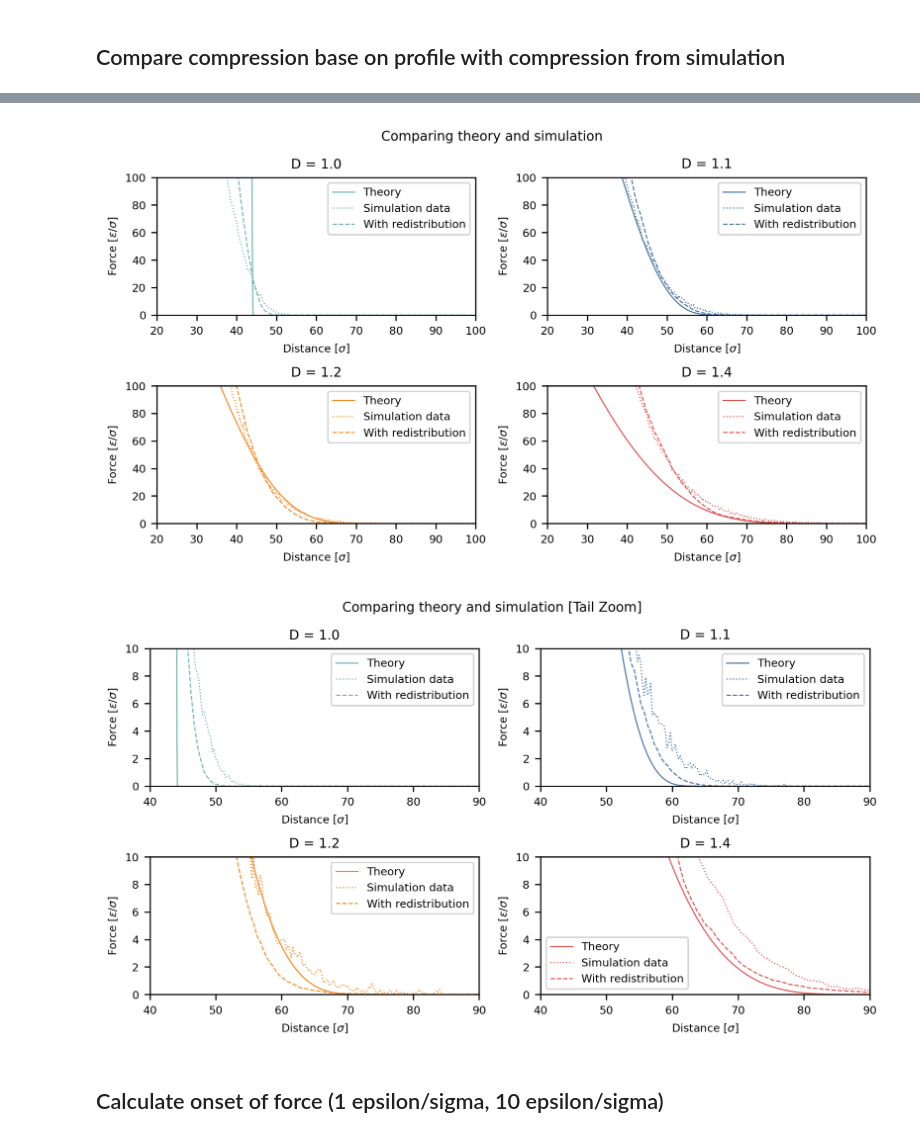
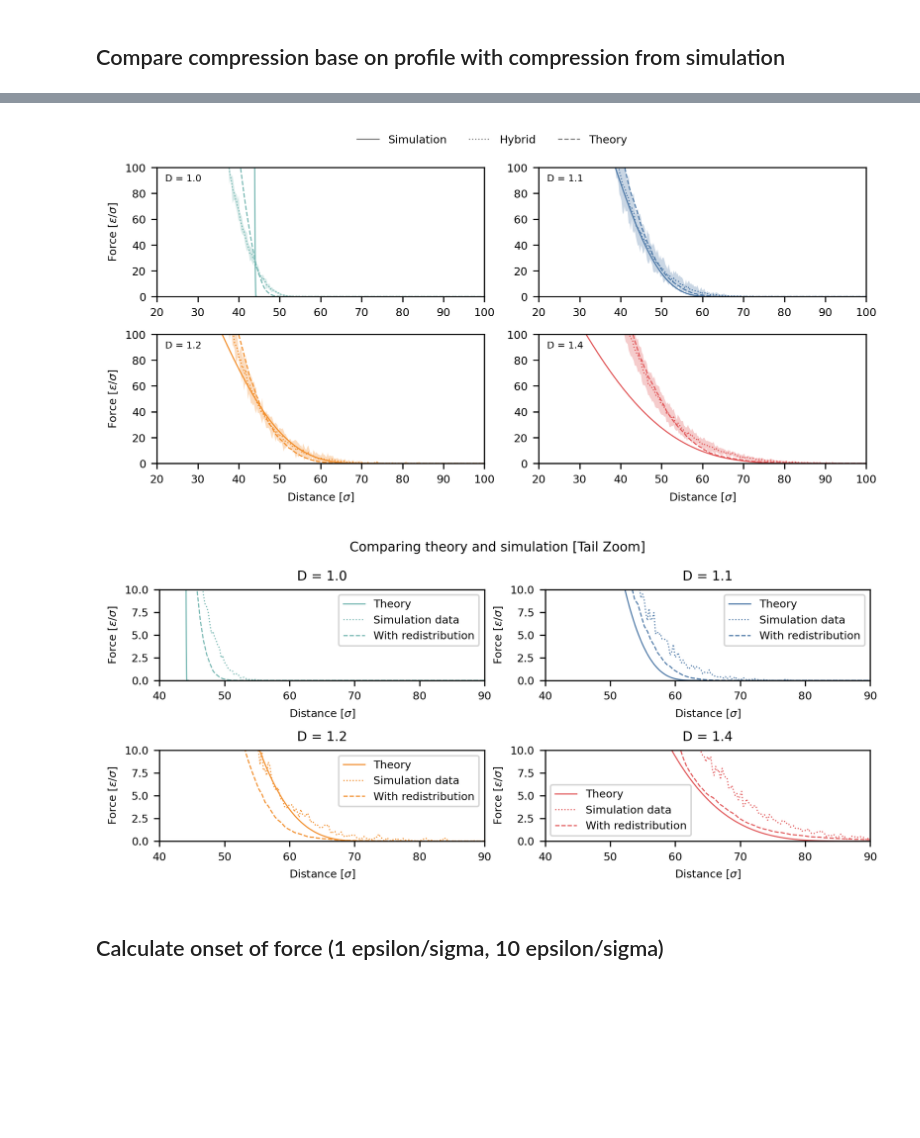
Before and after one commit to leon-a-smook/picbad, a Jupyter notebook: notebooks/compression.ipynb, the cells around one changed output, grey strips where cells are left out. Saved outputs shown, nothing was run; the diff lists cells and outputs as text; code cells hidden in the pictures; blank space fills up the shorter version.

```diff
--- a/notebooks/compression.ipynb
+++ b/notebooks/compression.ipynb
@@ -127,47 +131,82 @@ fig, ax = plt.subplots(figsize=FIGURE_SIZE_LARGE, dpi=FIGURE_DPI,ncols=2,nrows=2
 ax[0][0].plot(brush_10_th.z, brush_10_th.compression_force, "-", label='Theory', color=nature_colors[3])
 data = pd.read_csv("../data/Compression_D100.csv")
 ax[0][0].plot(data.z.to_numpy()-OFFSET,data.F_mean.to_numpy(),':', label='Simulation data', color=nature_colors[3])
+ax[0][0].fill_between(data.z.to_numpy()-OFFSET,data.CI_lower.to_numpy(),data.CI_upper.to_numpy(), alpha = 0.3, color=nature_colors[3],edgecolor=None)
 brush_10.compress_profile(beta=beta,surface_area=2250,redistribute_polymer=True)
 ax[0][0].plot(brush_10.z,brush_10.compression_force,'--', label='With redistribution', color=nature_colors[3])
-ax[0][0].set_title("D = 1.0")
+ax[0][0].text(0.025, 0.95, "D = 1.0",
+        transform=ax[0][0].transAxes,
+        fontsize=6,
+        verticalalignment='top',
+        horizontalalignment='left')
 
 
 ax[0][1].plot(brush_11_th.z, brush_11_th.compression_force, "-", label='Theory', color=nature_colors[0])
 data = pd.read_csv("../data/Compression_D110.csv")
 ax[0][1].plot(data.z.to_numpy()-OFFSET,data.F_mean.to_numpy(),':', label='Simulation data', color=nature_colors[0])
+ax[0][1].fill_between(data.z.to_numpy()-OFFSET,data.CI_lower.to_numpy(),data.CI_upper.to_numpy(), alpha = 0.3, color=nature_colors[0],edgecolor=None)
 brush_11.compress_profile(beta=beta,surface_area=2250,redistribute_polymer=True)
 ax[0][1].plot(brush_11.z,brush_11.compression_force,'--', label='With redistribution', color=nature_colors[0])
-ax[0][1].set_title("D = 1.1")
+ax[0][1].text(0.025, 0.95, "D = 1.1",
+        transform=ax[0][1].transAxes,
+        fontsize=6,
+        verticalalignment='top',
+        horizontalalignment='left')
 
 
 ax[1][0].plot(brush_12_th.z, brush_12_th.compression_force, "-", label='Theory', color=nature_colors[1])
 data = pd.read_csv("../data/Compression_D120.csv")
 ax[1][0].plot(data.z.to_numpy()-OFFSET,data.F_mean.to_numpy(),':', label='Simulation data', color=nature_colors[1])
+ax[1][0].fill_between(data.z.to_numpy()-OFFSET,data.CI_lower.to_numpy(),data.CI_upper.to_numpy(), alpha = 0.3, color=nature_colors[1],edgecolor=None)
 brush_12.compress_profile(beta=beta,surface_area=2250,redistribute_polymer=True)
 ax[1][0].plot(brush_12.z,brush_12.compression_force,'--', label='With redistribution', color=nature_colors[1])
-ax[1][0].set_title("D = 1.2")
+ax[1][0].text(0.025, 0.95, "D = 1.2",
+        transform=ax[1][0].transAxes,
+        fontsize=6,
+        verticalalignment='top',
+        horizontalalignment='left')
 
 
 ax[1][1].plot(brush_14_th.z, brush_14_th.compression_force, "-", label='Theory', color=nature_colors[2])
 data = pd.read_csv("../data/Compression_D140.csv")
 ax[1][1].plot(data.z.to_numpy()-OFFSET,data.F_mean.to_numpy(),':', label='Simulation data', color=nature_colors[2])
+ax[1][1].fill_between(data.z.to_numpy()-OFFSET,data.CI_lower.to_numpy(),data.CI_upper.to_numpy(), alpha = 0.3, color=nature_colors[2],edgecolor=None)
 brush_14.compress_profile(beta=beta,surface_area=2250,redistribute_polymer=True)
 ax[1][1].plot(brush_14.z,brush_14.compression_force,'--', label='With redistribution', color=nature_colors[2])
-ax[1][1].set_title("D = 1.4")
+ax[1][1].text(0.025, 0.95, "D = 1.4",
+        transform=ax[1][1].transAxes,
+        fontsize=6,
+        verticalalignment='top',
+        horizontalalignment='left')
 
 
 for i, ax in enumerate(fig.axes):
-    ax.set_ylabel(str(i))
     ax.set_xlim([20,100])
-    ax.set_xlabel("Distance [$\sigma$]")
+    if i in [2,3]:
+        ax.set_xlabel("Distance [$\sigma$]")
     ax.set_ylim([0,100])
-    ax.set_ylabel("Force [$\epsilon/\sigma$]")
-    ax.legend()
+    if i % 2 == 0:
+        ax.set_ylabel("Force [$\epsilon/\sigma$]")
+    # ax.legend()
 
-fig.suptitle("Comparing theory and simulation")
+# Define original line styles and colors
+original_lines = [
+    {'linestyle': '-', 'color': 'blue', 'label': 'Simulation'},
+    {'linestyle': ':', 'color': 'red', 'label': 'Hybrid'},
+    {'linestyle': '--', 'color' : 'black', 'label' : 'Theory'}
+]
+
+# Create custom legend handles (same linestyle, but grayed-out color)
+legend_lines = [
+    Line2D([0], [0], linestyle=item['linestyle'], color='gray', label=item['label'])
+    for item in original_lines
+]
+
+fig.legend(handles=legend_lines, loc='lower center', bbox_to_anchor=(0.5, 0.99), ncol=3, frameon=False)# fig.suptitle("Comparing large particle insertion - Theory vs Simulation")
 fig.tight_layout()
+fig.savefig("../results/figures/compression-force.png", bbox_inches='tight', dpi=300)
 # %% [output]
-[figure, old version]
+[figure, new version]
 # %%
 # Compress the profiles
 beta = 0.00
@@ -244,7 +283,7 @@ for i, ax in enumerate(fig.axes):
 fig.suptitle("Comparing theory and simulation [Tail Zoom]")
 fig.tight_layout()
 # %% [output]
-[figure, old version]
+[figure, new version]
 # %% [markdown]
 ## Calculate onset of force (1 epsilon/sigma, 10 epsilon/sigma)
 # %%
```
Also changed, not shown: parts of 4 cells of this notebook, 5 other files.
